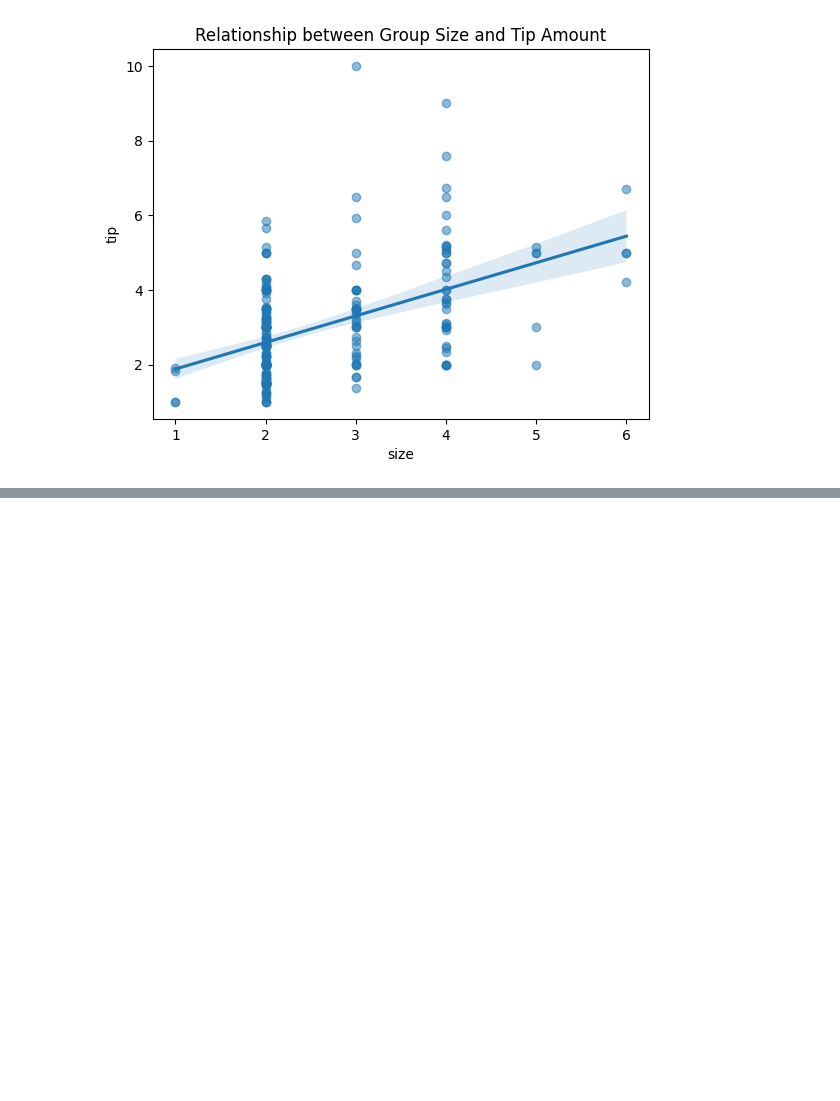
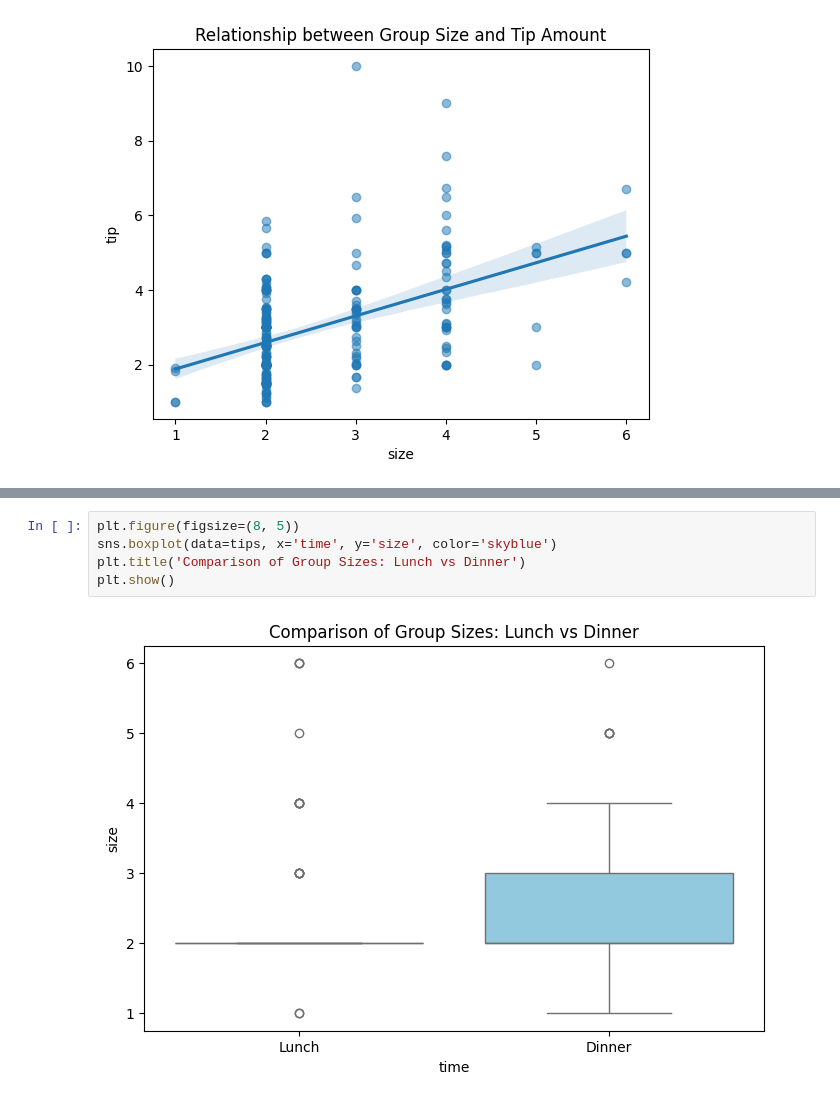
Before and after one commit to MonaMashta/AAI, a Jupyter notebook: student/Data Science/Module 4/Ex 4: Hypothesis testing.ipynb, the cells around one changed output, grey strips where cells are left out. Saved outputs shown, nothing was run; the diff lists cells and outputs as text; blank space fills up the shorter version.

```diff
--- a/student/Data Science/Module 4/Ex 4: Hypothesis testing.ipynb
+++ b/student/Data Science/Module 4/Ex 4: Hypothesis testing.ipynb
@@ -72,0 +75,7 @@ plt.show()
+# %%
+plt.figure(figsize=(8, 5))
+sns.boxplot(data=tips, x='time', y='size', color='skyblue')
+plt.title('Comparison of Group Sizes: Lunch vs Dinner')
+plt.show()
+# %% [output]
+[figure, added]
```
Also changed, not shown: parts of 1 cell of this notebook.
